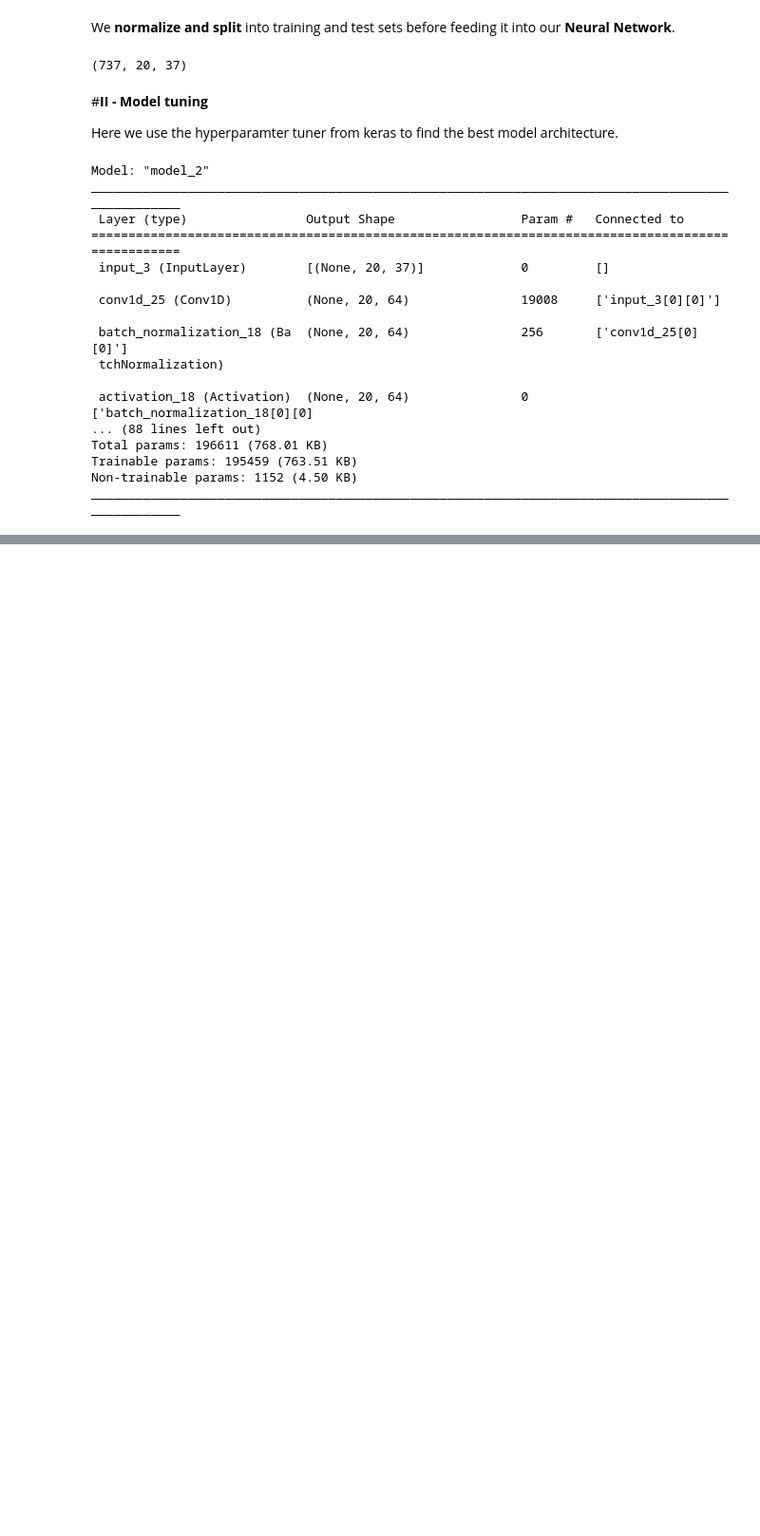
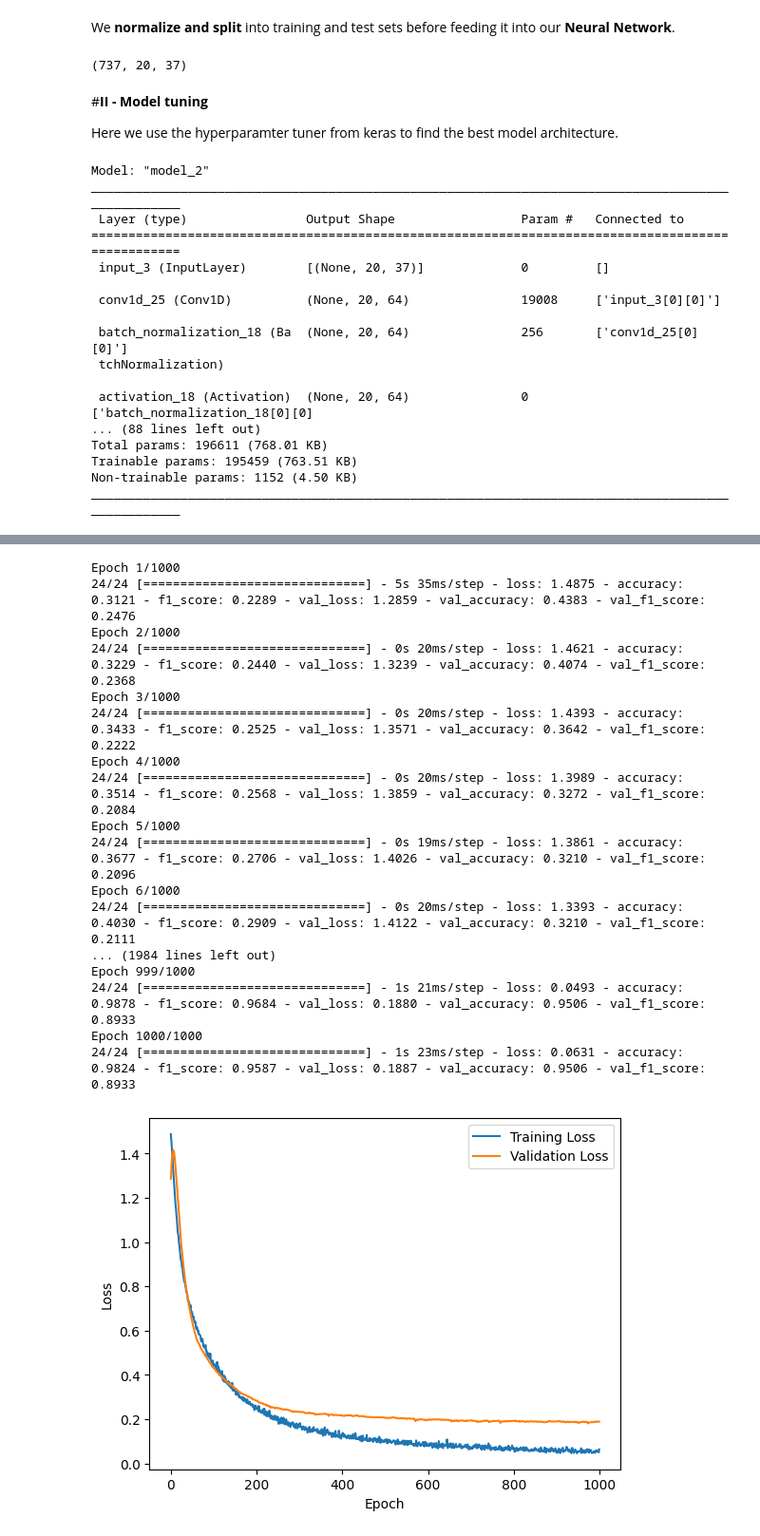
Before and after one commit to Kaan-wq/ml_tokamak, a Jupyter notebook: code/ResNet.ipynb, the cells around one changed output, grey strips where cells are left out. Shown at 95% size. Drawn from its saved outputs; the diff is of its cells as text; code cells hidden in the pictures; blank space fills up the shorter version.

```diff
--- a/code/ResNet.ipynb
+++ b/code/ResNet.ipynb
@@ -375,0 +442,29 @@ Epoch 2123/10000
+# %%
+# Input shape: (timesteps, features)
+input_shape = (20, 37)
+
+# Input layer
+input_layer = Input(shape=input_shape)
+
+# Create three residual blocks with varying kernel sizes
+x = residual_block(input_layer, 64, 5)
+x = residual_block(x, 32, 13)
+x = residual_block(x, 32, 21)
+
+# Global Average Pooling layer
+x = GlobalAveragePooling1D()(x)
+
+# Final softmax classifier
+output_layer = Dense(3, activation='softmax')(x)
+
+# Create the model and compile it
+model_best = Model(inputs=input_layer, outputs=output_layer)
+
+# Create the optimizer
+optimizer = Adam(learning_rate=0.000001)
+
+# Compile the model
+model_best.compile(optimizer=optimizer, loss='categorical_crossentropy', metrics=['accuracy', tfa.metrics.F1Score(num_classes=3, average=None)])
+
+# Print the model summary
+model_best.summary()
@@ -375,0 +489,34 @@ Epoch 2123/10000
+# %%
+# Train the model
+history_best = model_best.fit(X_train, y_train, epochs=1000, validation_data=(X_test, y_test))
+
+# Plot the losses
+plt.plot(history_best.history['loss'], label='Training Loss')
+plt.plot(history_best.history['val_loss'], label='Validation Loss')
+plt.xlabel('Epoch')
+plt.ylabel('Loss')
+plt.legend()
+plt.show()
+
+# Print the F1-score on the validation set
+_, _, f1_score_best = model_best.evaluate(X_test, y_test)
+print('F1-score on validation set:', f1_score_best)
+# %% [output]
+Epoch 1/1000
+24/24 [==============================] - 5s 35ms/step - loss: 1.4875 - accuracy: 0.3121 - f1_score: 0.2289 - val_loss: 1.2859 - val_accuracy: 0.4383 - val_f1_score: 0.2476
+Epoch 2/1000
+24/24 [==============================] - 0s 20ms/step - loss: 1.4621 - accuracy: 0.3229 - f1_score: 0.2440 - val_loss: 1.3239 - val_accuracy: 0.4074 - val_f1_score: 0.2368
+Epoch 3/1000
+24/24 [==============================] - 0s 20ms/step - loss: 1.4393 - accuracy: 0.3433 - f1_score: 0.2525 - val_loss: 1.3571 - val_accuracy: 0.3642 - val_f1_score: 0.2222
+Epoch 4/1000
+24/24 [==============================] - 0s 20ms/step - loss: 1.3989 - accuracy: 0.3514 - f1_score: 0.2568 - val_loss: 1.3859 - val_accuracy: 0.3272 - val_f1_score: 0.2084
+Epoch 5/1000
+24/24 [==============================] - 0s 19ms/step - loss: 1.3861 - accuracy: 0.3677 - f1_score: 0.2706 - val_loss: 1.4026 - val_accuracy: 0.3210 - val_f1_score: 0.2096
+Epoch 6/1000
+24/24 [==============================] - 0s 20ms/step - loss: 1.3393 - accuracy: 0.4030 - f1_score: 0.2909 - val_loss: 1.4122 - val_accuracy: 0.3210 - val_f1_score: 0.2111
+... (1984 lines left out)
+Epoch 999/1000
+24/24 [==============================] - 1s 21ms/step - loss: 0.0493 - accuracy: 0.9878 - f1_score: 0.9684 - val_loss: 0.1880 - val_accuracy: 0.9506 - val_f1_score: 0.8933
+Epoch 1000/1000
+24/24 [==============================] - 1s 23ms/step - loss: 0.0631 - accuracy: 0.9824 - f1_score: 0.9587 - val_loss: 0.1887 - val_accuracy: 0.9506 - val_f1_score: 0.8933
+[figure, added]
```
Also changed, not shown: parts of 5 cells of this notebook.
